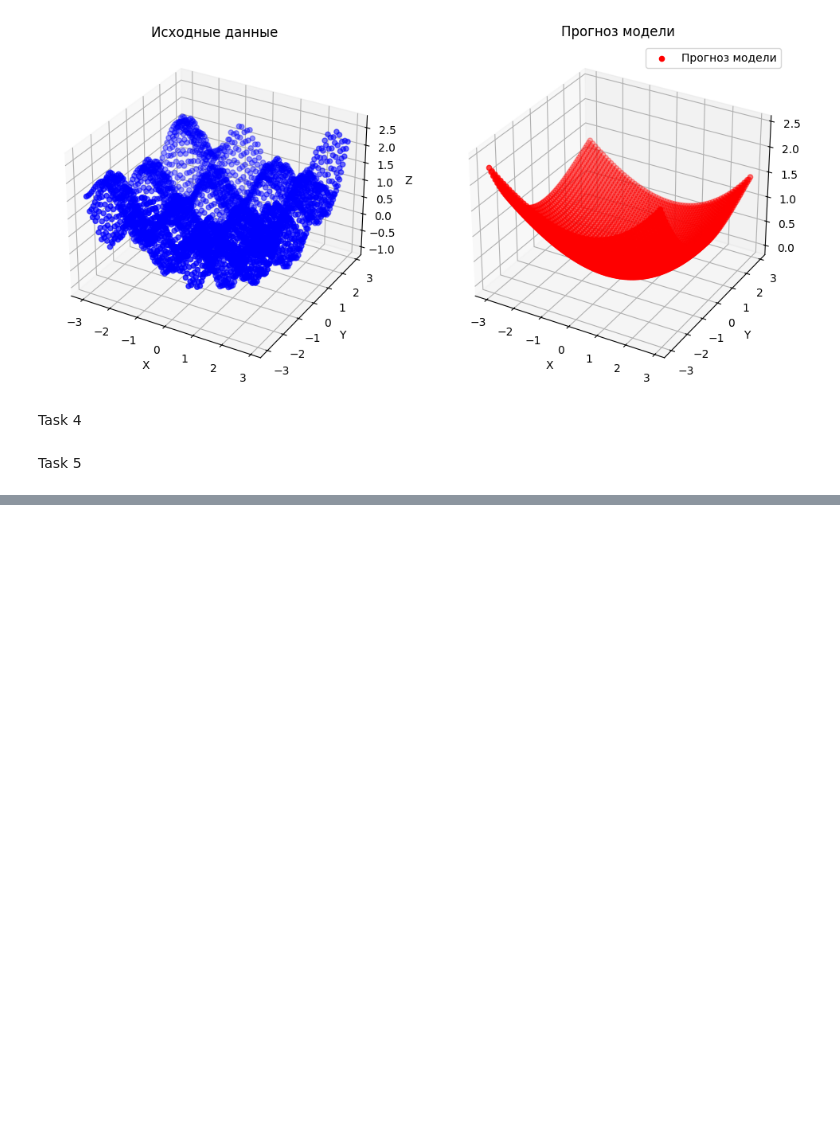
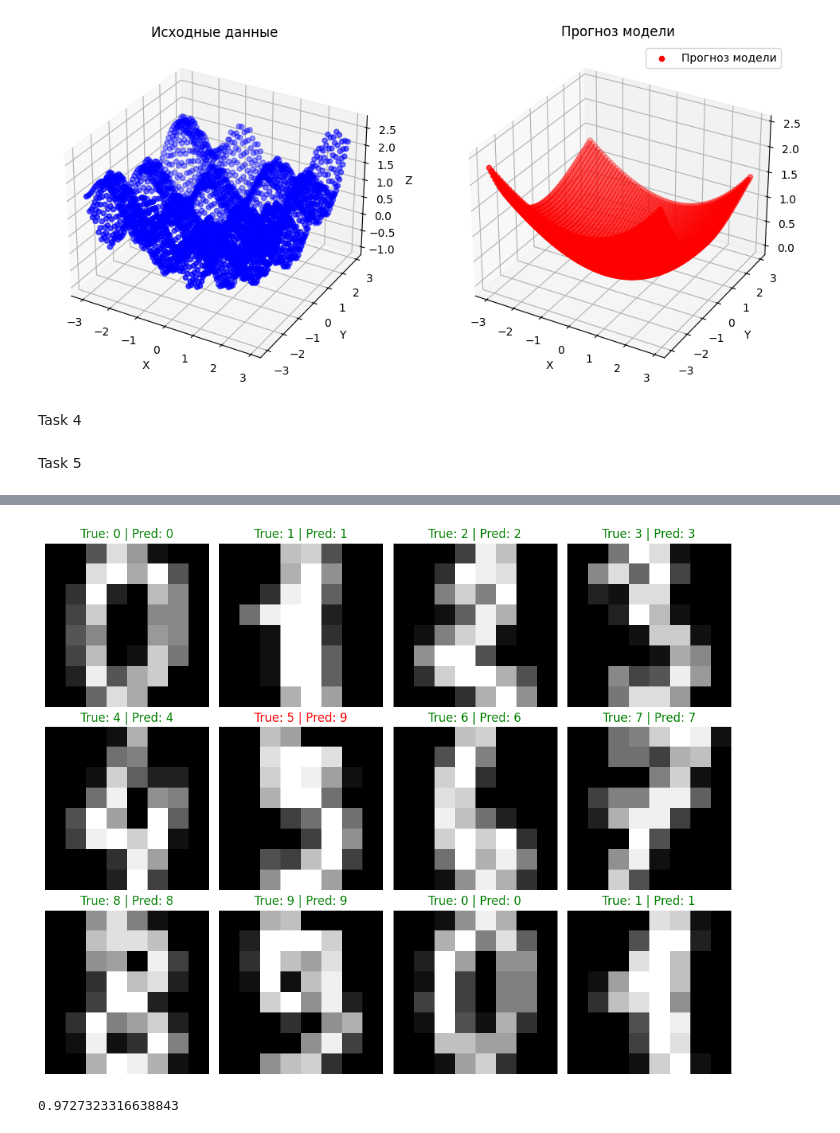
Before and after one commit to FastBackendML/FastBackendML, a Jupyter notebook: Neural_Networks.ipynb, the cells around one changed output, grey strips where cells are left out. Cells and saved outputs as stored; diff of their text form; code cells hidden in the pictures; blank space fills up the shorter version.

```diff
--- a/Neural_Networks.ipynb
+++ b/Neural_Networks.ipynb
@@ -1038,0 +1246,25 @@ Q = loss_func(predict, d_train.target).item()
+# %%
+import matplotlib.pyplot as plt
+
+# Визуализация нескольких примеров
+n_samples = 12
+fig, axes = plt.subplots(3, 4, figsize=(10, 8))
+
+for i, ax in enumerate(axes.flat):
+    image = d_data.data[i].reshape(8, 8).detach().numpy()
+    true_label = d_data.target[i].item()
+    pred_label = y_pred[i].item()
+
+    ax.imshow(image, cmap='gray')
+    ax.set_title(f'True: {true_label} | Pred: {pred_label}',
+                 color='green' if true_label == pred_label else 'red')
+    ax.axis('off')
+
+plt.tight_layout()
+plt.show()
+# %% [output]
+[figure, added]
+# %%
+Q
+# %% [output]
+0.9727323316638843
```
Also changed, not shown: parts of 7 cells of this notebook.
